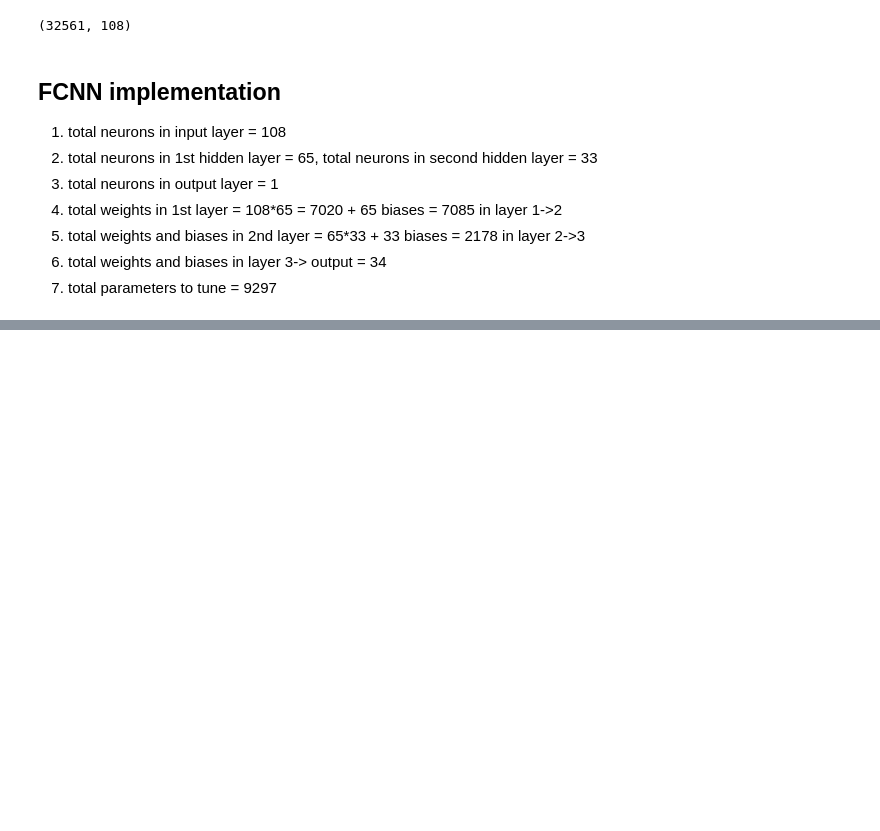
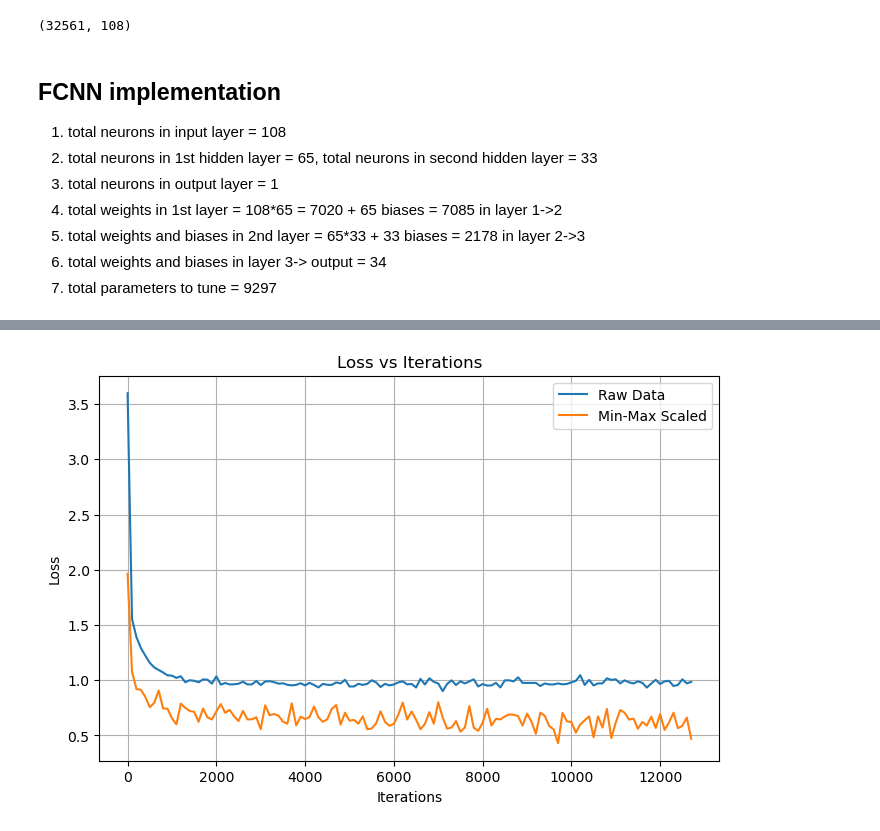
Before and after one commit to ANKIT0407/CS-671-Assignments, a Jupyter notebook: Assignment1_Anubhav/Lab1/Lab1_1/Lab1_1_1.ipynb, the cells around one changed output, grey strips where cells are left out. Cells and saved outputs as stored; diff of their text form; code cells hidden in the pictures; blank space fills up the shorter version.

```diff
--- a/Assignment1_Anubhav/Lab1/Lab1_1/Lab1_1_1.ipynb
+++ b/Assignment1_Anubhav/Lab1/Lab1_1/Lab1_1_1.ipynb
@@ -127,6 +141,9 @@ def Loss_calc(y,H3): #calculate the cross entropy loss (as we are focusing on bi
     return loss
 # %%
 def SGD(ep):
+    loss_history = []
+    acc_history = []
+    iter_history = []
     # layer 1
     w1 = np.random.randn(108,65)*np.sqrt(2/108) #He-initialization of weights
     b1 = np.zeros((1,65))
@@ -156,14 +173,21 @@ def SGD(ep):
             if iter%100 == 0:
             # Calculate current loss on the current batch
                 current_loss = Loss_calc(y_b, cache['H3'])
+                loss_history.append(current_loss)
+                iter_history.append(iter)
                 print(f"Iteration {iter} | Loss: {current_loss:.3f}")
-            iter+=1
+            iter += 1
+        # epoch-end accuracy
+        cache_test = forward_pass(x_test, theta)
+        preds = (cache_test["H3"] > 0.5).astype(int)
+        acc = np.mean(preds == y_test)
+        acc_history.append(acc)
         neta = neta*0.97
-    return theta
+    return theta, loss_history, acc_history, iter_history
 # %%
 # main
 
-theta = SGD(50)
+theta, loss_raw, acc_raw, iter_hist_raw = SGD(50)
 def evaluate_metrics(x_test, y_test, theta):
     # 1. Get predictions
     cache = forward_pass(x_test, theta)
@@ -224,8 +248,13 @@ def min_max_scaling(df):
         df[col] = (df[col] - col_min) / (col_max - col_min)
     return df
 
-x_t_r_scaled = min_max_scaling(x_t_r.copy())
-x_te_r_scaled = min_max_scaling(x_te_r.copy())
+num_cols = ["age", "fnlwgt", "education-num", "capital-gain", "capital-loss", "hours-per-week"]
+
+mins = x_t_r[num_cols].min()
+maxs = x_t_r[num_cols].max()
+
+x_t_r_scaled[num_cols] = (x_t_r[num_cols] - mins) / (maxs - mins)
+x_te_r_scaled[num_cols] = (x_te_r[num_cols] - mins) / (maxs - mins)
 
 x_train_scaled = pd.get_dummies(x_t_r_scaled)
 x_test_scaled = pd.get_dummies(x_te_r_scaled)
@@ -233,7 +262,7 @@ x_train_scaled, x_test_scaled = x_train_scaled.align(x_test_scaled, join='left',
 
 x_train = x_train_scaled.values.astype(np.float32)
 x_test = x_test_scaled.values.astype(np.float32)
-theta_scaled = SGD(50)
+theta_scaled, loss_scaled, acc_scaled, iter_hist_scaled = SGD(50)
 
 print("--- Results with Min-Max Scaling ---")
 evaluate_metrics(x_test, y_test, theta_scaled)
@@ -261,0 +291,12 @@ F1-Score:  0.6254 (Balanced harmonic mean)
+# %%
+plt.figure(figsize=(8,5))
+plt.plot(iter_hist_raw, loss_raw, label="Raw Data")
+plt.plot(iter_hist_scaled, loss_scaled, label="Min-Max Scaled")
+plt.xlabel("Iterations")
+plt.ylabel("Loss")
+plt.title("Loss vs Iterations")
+plt.legend()
+plt.grid()
+plt.show()
+# %% [output]
+[figure, added]
```
Also changed, not shown: parts of 7 cells of this notebook, 1 other file.
